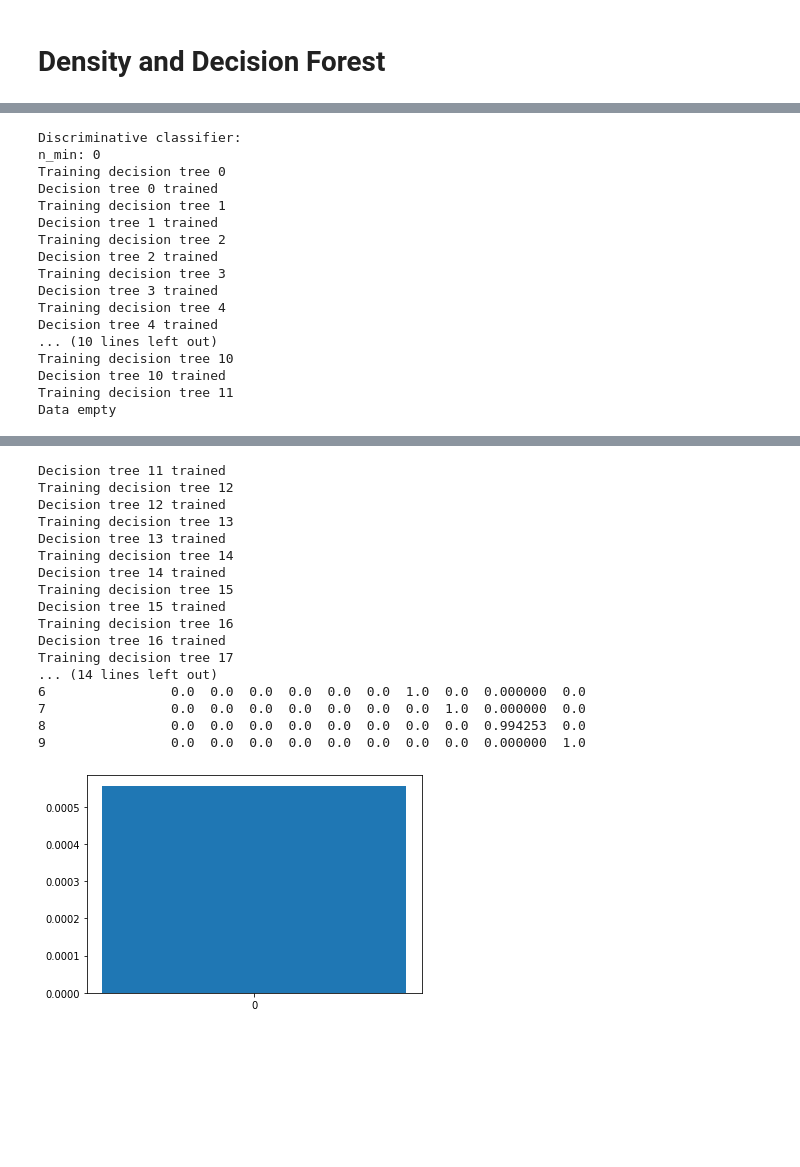
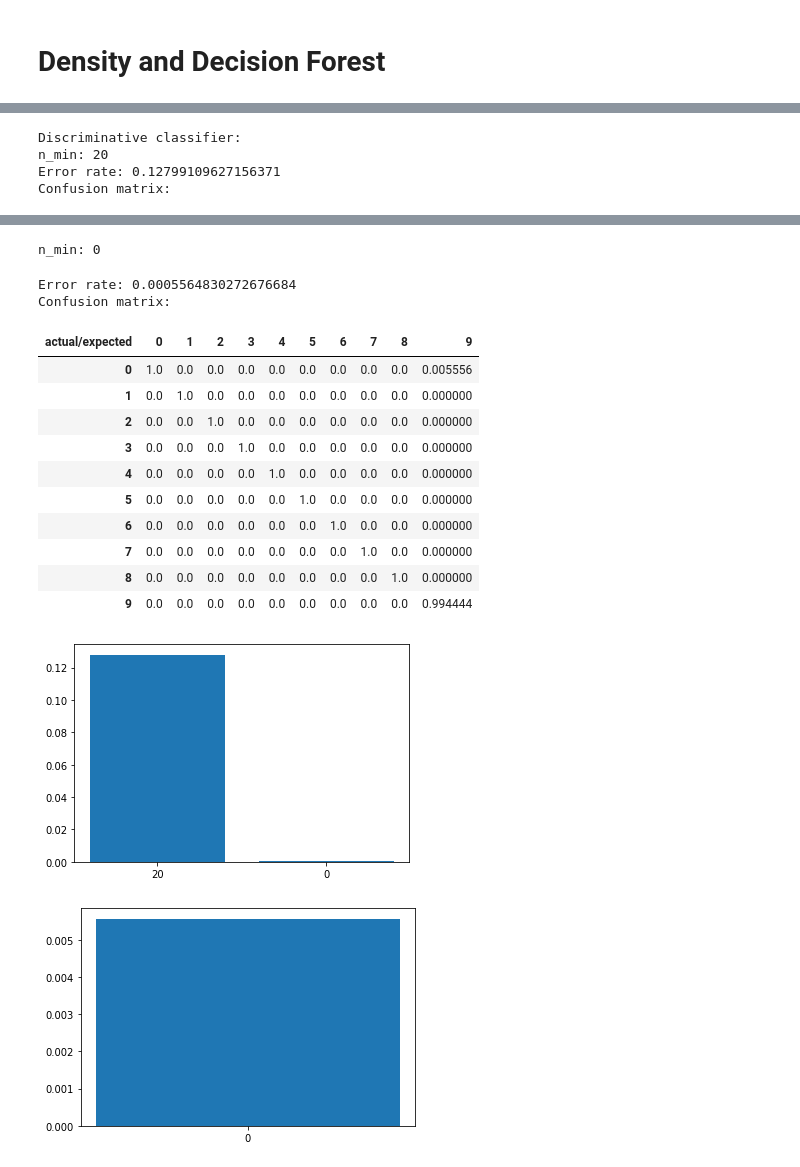
Before and after one commit to sikupe/fml-uebungen, a Jupyter notebook: uebung_4.ipynb, the cells around one changed output, grey strips where cells are left out. Cells and saved outputs as stored; diff of their text form; code cells hidden in the pictures; blank space fills up the shorter version.

```diff
--- a/uebung_4.ipynb
+++ b/uebung_4.ipynb
@@ -539,6 +594,16 @@ class DecisionForest():
 # %%
 # train forests (with 20 trees per forest), plot training error confusion matrices, and comment on your results
-train_test(lambda: [DensityForest(20) for _ in range(10)], lambda: DecisionForest(20), [20], [0])
+train_test(lambda: [DensityForest(20) for _ in range(10)], lambda: DecisionForest(20), [20], [20, 0])
+
+sklearn_random_forest = RandomForestClassifier(20, min_samples_split = 20)
+sklearn_random_forest.fit(data,target)
+
+sklean_calculated = sklearn_random_forest.predict(data)
+
+sklearn_err = sklean_calculated != target
+sklearn_err_rate = np.sum(sklearn_err) / len(target)
+calc_confusion_matrix(sklean_calculated, target)
+show_plot(np.array([sklearn_err_rate]), np.array([0]))
 # %% [output]
 Generative classifier:
 n_min: 20
@@ -561,17 +624,4 @@ actual/expected         0         1         2         3         4         5  \
 Discriminative classifier:
-n_min: 0
-Training decision tree 0
-Decision tree 0 trained
-Training decision tree 1
-Decision tree 1 trained
-Training decision tree 2
-Decision tree 2 trained
-Training decision tree 3
-Decision tree 3 trained
-Training decision tree 4
-Decision tree 4 trained
-... (10 lines left out)
-Training decision tree 10
-Decision tree 10 trained
-Training decision tree 11
-Data empty
+n_min: 20
+Error rate: 0.12799109627156371
+Confusion matrix:
@@ -578,18 +639,16 @@ Data empty
-Decision tree 11 trained
-Training decision tree 12
-Decision tree 12 trained
-Training decision tree 13
-Decision tree 13 trained
-Training decision tree 14
-Decision tree 14 trained
-Training decision tree 15
-Decision tree 15 trained
-Training decision tree 16
-Decision tree 16 trained
-Training decision tree 17
-... (14 lines left out)
-6                0.0  0.0  0.0  0.0  0.0  0.0  1.0  0.0  0.000000  0.0
-7                0.0  0.0  0.0  0.0  0.0  0.0  0.0  1.0  0.000000  0.0
-8                0.0  0.0  0.0  0.0  0.0  0.0  0.0  0.0  0.994253  0.0
-9                0.0  0.0  0.0  0.0  0.0  0.0  0.0  0.0  0.000000  1.0
+n_min: 0
+Error rate: 0.0005564830272676684
+Confusion matrix:
+| actual/expected | 0 | 1 | 2 | 3 | 4 | 5 | 6 | 7 | 8 | 9 |
+| 0 | 1.0 | 0.0 | 0.0 | 0.0 | 0.0 | 0.0 | 0.0 | 0.0 | 0.0 | 0.005556 |
+| 1 | 0.0 | 1.0 | 0.0 | 0.0 | 0.0 | 0.0 | 0.0 | 0.0 | 0.0 | 0.000000 |
+| 2 | 0.0 | 0.0 | 1.0 | 0.0 | 0.0 | 0.0 | 0.0 | 0.0 | 0.0 | 0.000000 |
+| 3 | 0.0 | 0.0 | 0.0 | 1.0 | 0.0 | 0.0 | 0.0 | 0.0 | 0.0 | 0.000000 |
+| 4 | 0.0 | 0.0 | 0.0 | 0.0 | 1.0 | 0.0 | 0.0 | 0.0 | 0.0 | 0.000000 |
+| 5 | 0.0 | 0.0 | 0.0 | 0.0 | 0.0 | 1.0 | 0.0 | 0.0 | 0.0 | 0.000000 |
+| 6 | 0.0 | 0.0 | 0.0 | 0.0 | 0.0 | 0.0 | 1.0 | 0.0 | 0.0 | 0.000000 |
+| 7 | 0.0 | 0.0 | 0.0 | 0.0 | 0.0 | 0.0 | 0.0 | 1.0 | 0.0 | 0.000000 |
+| 8 | 0.0 | 0.0 | 0.0 | 0.0 | 0.0 | 0.0 | 0.0 | 0.0 | 1.0 | 0.000000 |
+| 9 | 0.0 | 0.0 | 0.0 | 0.0 | 0.0 | 0.0 | 0.0 | 0.0 | 0.0 | 0.994444 |
-[figure, old version]
+[figure, new version]
+[figure, added]
```
Also changed, not shown: parts of 21 cells of this notebook, 1 other file.
